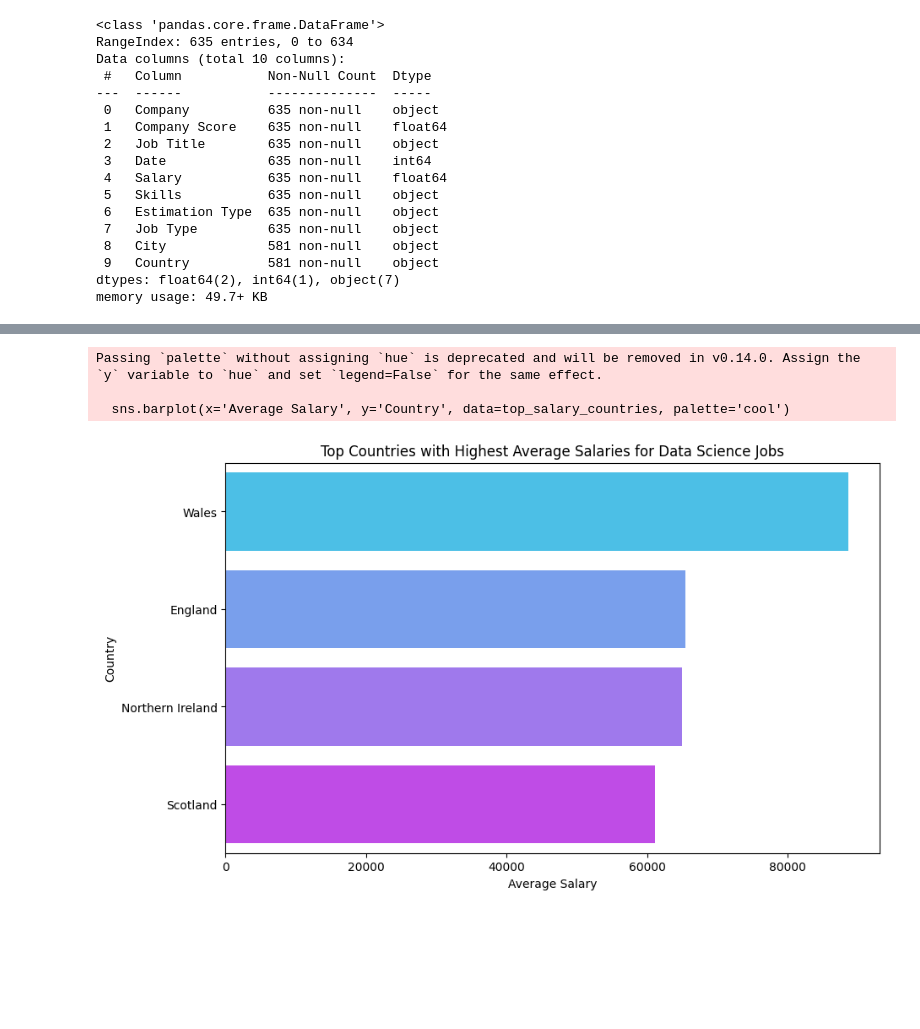
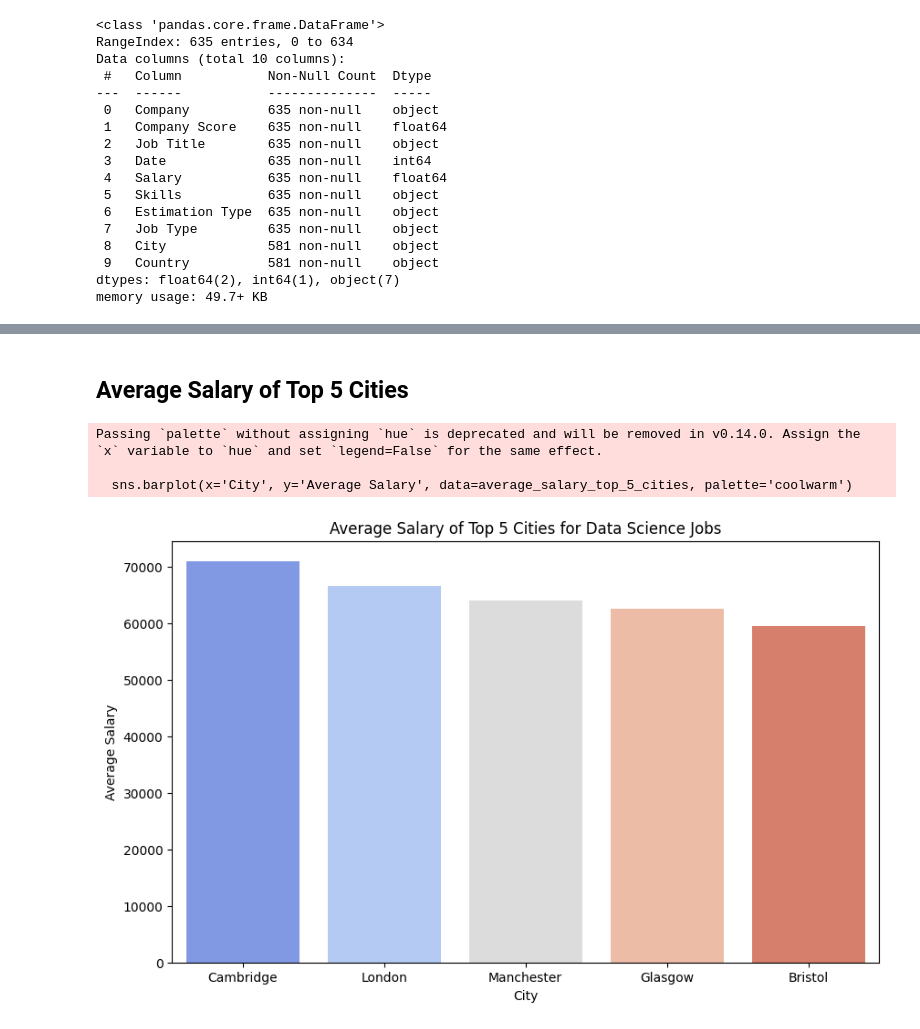
Before and after one commit to InduminaP/UK-Data-Science-Job-Data-Cleaning-Analysis, a Jupyter notebook: Simple Analytics/Analytics.ipynb, the cells around one changed output, grey strips where cells are left out. Drawn from its saved outputs; the diff is of its cells as text; code cells hidden in the pictures; blank space fills up the shorter version.

```diff
--- a/Simple Analytics/Analytics.ipynb
+++ b/Simple Analytics/Analytics.ipynb
@@ -158,19 +56,29 @@ country_salary_trend = country_salary_trend.sort_values(by='Average Salary', asc
-# %%
-# Plot the top 10 countries with the highest average salaries
-top_salary_countries = country_salary_trend.head()
-
-plt.figure(figsize=(10, 6))
-sns.barplot(x='Average Salary', y='Country', data=top_salary_countries, palette='cool')
-
-# Add title and labels
-plt.title('Top Countries with Highest Average Salaries for Data Science Jobs')
-plt.xlabel('Average Salary')
-plt.ylabel('Country')
-
-# Show the plot
-plt.show()
-# %% [output]
-Passing `palette` without assigning `hue` is deprecated and will be removed in v0.14.0. Assign the `y` variable to `hue` and set `legend=False` for the same effect.
-
-  sns.barplot(x='Average Salary', y='Country', data=top_salary_countries, palette='cool')
-[figure, removed]
+# %% [markdown]
+## Average Salary of Top 5 Cities
+# %%
+#Filter the original data to only include rows from the top 5 cities
+top_5_cities_list = top_5_cities['City'].tolist()
+top_5_cities_data = df[df['City'].isin(top_5_cities_list)]
+
+#Group by city and calculate the average salary
+average_salary_top_5_cities = top_5_cities_data.groupby('City')['Salary'].mean().reset_index()
+
+#Rename columns for clarity
+average_salary_top_5_cities.columns = ['City', 'Average Salary']
+
+#Sort the average salaries in ascending order
+average_salary_top_5_cities = average_salary_top_5_cities.sort_values(by='Average Salary', ascending=False)
+
+plt.figure(figsize=(10, 6))
+sns.barplot(x='City', y='Average Salary', data=average_salary_top_5_cities, palette='coolwarm')
+
+plt.title('Average Salary of Top 5 Cities for Data Science Jobs')
+plt.xlabel('City')
+plt.ylabel('Average Salary')
+
+plt.show()
+# %% [output]
+Passing `palette` without assigning `hue` is deprecated and will be removed in v0.14.0. Assign the `x` variable to `hue` and set `legend=False` for the same effect.
+
+  sns.barplot(x='City', y='Average Salary', data=average_salary_top_5_cities, palette='coolwarm')
+[figure, added]
```
Also changed, not shown: parts of 11 cells of this notebook.
